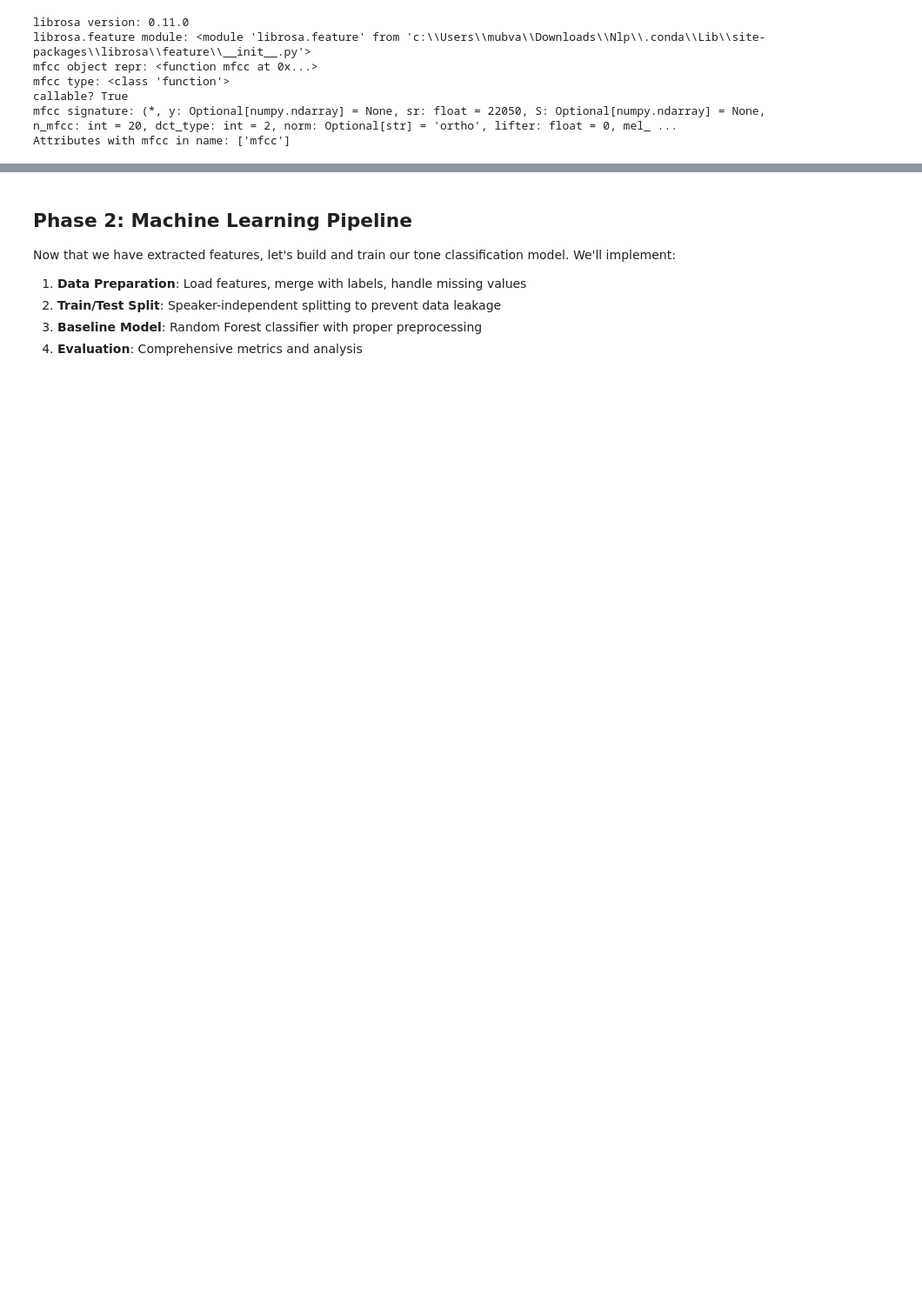
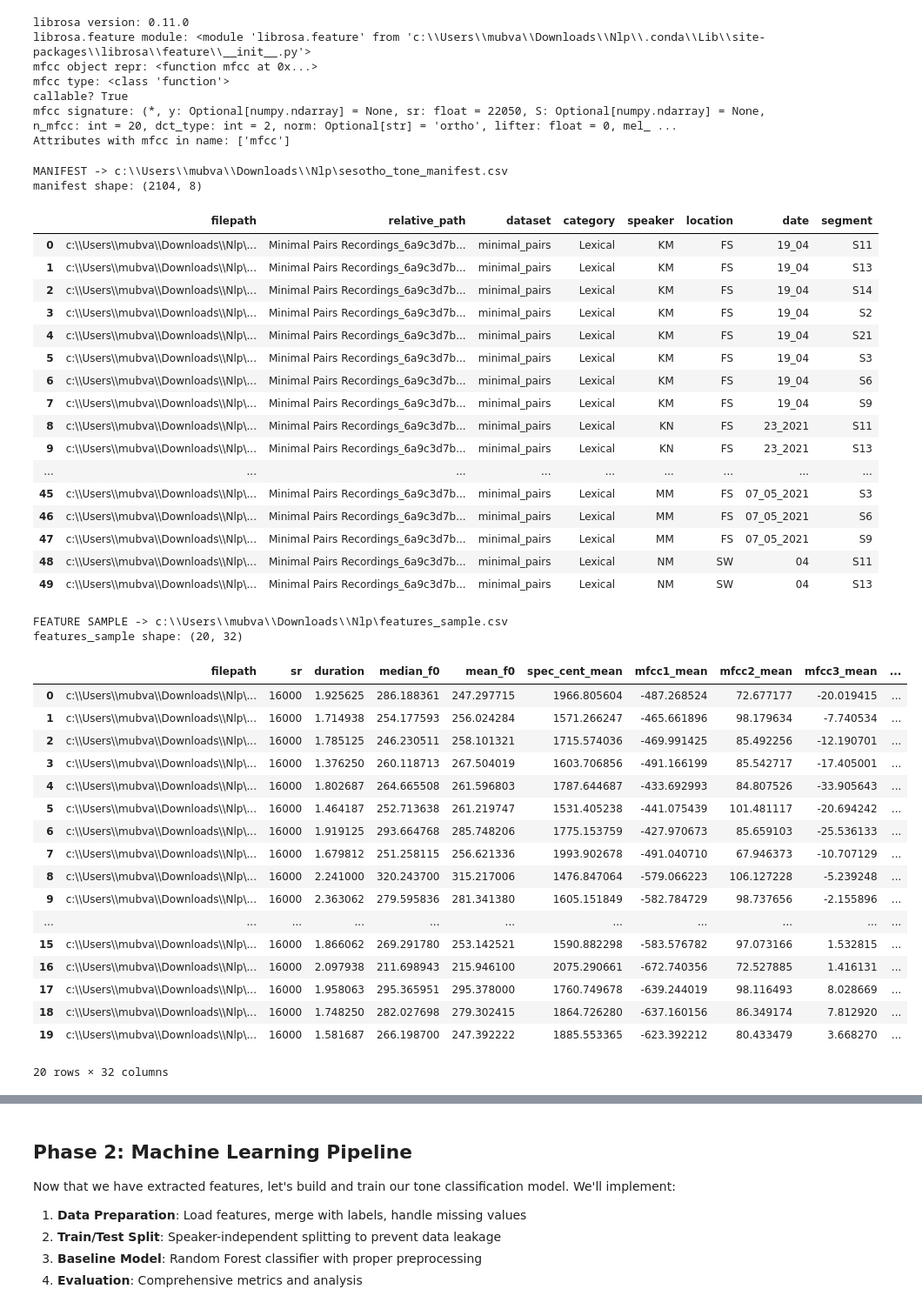
Before and after one commit to KillMonga130/Nlp, a Jupyter notebook: sesotho_tone_extraction_project/sesotho_tone_extraction.ipynb, the cells around one changed output, grey strips where cells are left out. Shown: that part at 87% size. Saved outputs shown, nothing was run; the diff lists cells and outputs as text; code cells hidden in the pictures; blank space fills up the shorter version.

```diff
--- a/sesotho_tone_extraction_project/sesotho_tone_extraction.ipynb
+++ b/sesotho_tone_extraction_project/sesotho_tone_extraction.ipynb
@@ -510,6 +510,7 @@ Saved feature sample to: c:\\Users\\mubva\\Downloads\\Nlp\features_sample.csv (r
 # --- Step 9: Robust smoke-test for feature extraction (first 5 files) ---
 from pathlib import Path
 
+MANIFEST_PATH = os.path.join(PROJECT_ROOT, 'sesotho_tone_manifest.csv')
 TEST_FEATURES_PATH = os.path.join(PROJECT_ROOT, 'features_sample_debug.csv')
 
 def estimate_f0(y, sr):
@@ -549,10 +550,10 @@ for fp in sample_paths:
         y, sr = librosa.load(fp, sr=16000)
         duration = librosa.get_duration(y=y, sr=sr)
         median_f0, mean_f0 = estimate_f0(y, sr)
-        mfcc = librosa.feature.mfcc(y, sr=sr, n_mfcc=13)
+        mfcc = librosa.feature.mfcc(y=y, sr=sr, n_mfcc=13)
         mfcc_mean = np.mean(mfcc, axis=1)
         mfcc_std = np.std(mfcc, axis=1)
-        spec_cent = librosa.feature.spectral_centroid(y, sr=sr)
+        spec_cent = librosa.feature.spectral_centroid(y=y, sr=sr)
         spec_cent_mean = float(np.mean(spec_cent))
 
         row = {
@@ -632,21 +636,68 @@ Attributes with mfcc in name: ['mfcc']
 # %%
 # Quick notebook view: manifest and sample features
 import pandas as pd
+
+# Define paths (in case they're not available from previous cells)
+if 'MANIFEST_PATH' not in globals():
+    MANIFEST_PATH = os.path.join(PROJECT_ROOT, 'sesotho_tone_manifest.csv')
+if 'FEATURES_SAMPLE_PATH' not in globals():
+    FEATURES_SAMPLE_PATH = os.path.join(PROJECT_ROOT, 'features_sample.csv')
+
 print('MANIFEST ->', MANIFEST_PATH)
 try:
     m = pd.read_csv(MANIFEST_PATH)
     print('manifest shape:', m.shape)
     display(m.head(50))
 except Exception as e:
     print('Could not read manifest:', e)
 
 print('\nFEATURE SAMPLE ->', FEATURES_SAMPLE_PATH)
 try:
     f = pd.read_csv(FEATURES_SAMPLE_PATH)
     print('features_sample shape:', f.shape)
     display(f.head(50))
 except Exception as e:
     print('Could not read features sample:', e)
+# %% [output]
+MANIFEST -> c:\\Users\\mubva\\Downloads\\Nlp\sesotho_tone_manifest.csv
+manifest shape: (2104, 8)
+|  | filepath | relative_path | dataset | category | speaker | location | date | segment |
+| 0 | c:\\Users\\mubva\\Downloads\\Nlp\... | Minimal Pairs Recordings_6a9c3d7b... | minimal_pairs | Lexical | KM | FS | 19_04 | S11 |
+| 1 | c:\\Users\\mubva\\Downloads\\Nlp\... | Minimal Pairs Recordings_6a9c3d7b... | minimal_pairs | Lexical | KM | FS | 19_04 | S13 |
+| 2 | c:\\Users\\mubva\\Downloads\\Nlp\... | Minimal Pairs Recordings_6a9c3d7b... | minimal_pairs | Lexical | KM | FS | 19_04 | S14 |
+| 3 | c:\\Users\\mubva\\Downloads\\Nlp\... | Minimal Pairs Recordings_6a9c3d7b... | minimal_pairs | Lexical | KM | FS | 19_04 | S2 |
+| 4 | c:\\Users\\mubva\\Downloads\\Nlp\... | Minimal Pairs Recordings_6a9c3d7b... | minimal_pairs | Lexical | KM | FS | 19_04 | S21 |
+| 5 | c:\\Users\\mubva\\Downloads\\Nlp\... | Minimal Pairs Recordings_6a9c3d7b... | minimal_pairs | Lexical | KM | FS | 19_04 | S3 |
+| 6 | c:\\Users\\mubva\\Downloads\\Nlp\... | Minimal Pairs Recordings_6a9c3d7b... | minimal_pairs | Lexical | KM | FS | 19_04 | S6 |
+| 7 | c:\\Users\\mubva\\Downloads\\Nlp\... | Minimal Pairs Recordings_6a9c3d7b... | minimal_pairs | Lexical | KM | FS | 19_04 | S9 |
+| 8 | c:\\Users\\mubva\\Downloads\\Nlp\... | Minimal Pairs Recordings_6a9c3d7b... | minimal_pairs | Lexical | KN | FS | 23_2021 | S11 |
+| 9 | c:\\Users\\mubva\\Downloads\\Nlp\... | Minimal Pairs Recordings_6a9c3d7b... | minimal_pairs | Lexical | KN | FS | 23_2021 | S13 |
+| ... | ... | ... | ... | ... | ... | ... | ... | ... |
+| 45 | c:\\Users\\mubva\\Downloads\\Nlp\... | Minimal Pairs Recordings_6a9c3d7b... | minimal_pairs | Lexical | MM | FS | 07_05_2021 | S3 |
+| 46 | c:\\Users\\mubva\\Downloads\\Nlp\... | Minimal Pairs Recordings_6a9c3d7b... | minimal_pairs | Lexical | MM | FS | 07_05_2021 | S6 |
+| 47 | c:\\Users\\mubva\\Downloads\\Nlp\... | Minimal Pairs Recordings_6a9c3d7b... | minimal_pairs | Lexical | MM | FS | 07_05_2021 | S9 |
+| 48 | c:\\Users\\mubva\\Downloads\\Nlp\... | Minimal Pairs Recordings_6a9c3d7b... | minimal_pairs | Lexical | NM | SW | 04 | S11 |
+| 49 | c:\\Users\\mubva\\Downloads\\Nlp\... | Minimal Pairs Recordings_6a9c3d7b... | minimal_pairs | Lexical | NM | SW | 04 | S13 |
+FEATURE SAMPLE -> c:\\Users\\mubva\\Downloads\\Nlp\features_sample.csv
+features_sample shape: (20, 32)
+|  | filepath | sr | duration | median_f0 | mean_f0 | spec_cent_mean | mfcc1_mean | mfcc2_mean | mfcc3_mean | ... |
+| 0 | c:\\Users\\mubva\\Downloads\\Nlp\... | 16000 | 1.925625 | 286.188361 | 247.297715 | 1966.805604 | -487.268524 | 72.677177 | -20.019415 | ... |
+| 1 | c:\\Users\\mubva\\Downloads\\Nlp\... | 16000 | 1.714938 | 254.177593 | 256.024284 | 1571.266247 | -465.661896 | 98.179634 | -7.740534 | ... |
+| 2 | c:\\Users\\mubva\\Downloads\\Nlp\... | 16000 | 1.785125 | 246.230511 | 258.101321 | 1715.574036 | -469.991425 | 85.492256 | -12.190701 | ... |
+| 3 | c:\\Users\\mubva\\Downloads\\Nlp\... | 16000 | 1.376250 | 260.118713 | 267.504019 | 1603.706856 | -491.166199 | 85.542717 | -17.405001 | ... |
+| 4 | c:\\Users\\mubva\\Downloads\\Nlp\... | 16000 | 1.802687 | 264.665508 | 261.596803 | 1787.644687 | -433.692993 | 84.807526 | -33.905643 | ... |
+| 5 | c:\\Users\\mubva\\Downloads\\Nlp\... | 16000 | 1.464187 | 252.713638 | 261.219747 | 1531.405238 | -441.075439 | 101.481117 | -20.694242 | ... |
+| 6 | c:\\Users\\mubva\\Downloads\\Nlp\... | 16000 | 1.919125 | 293.664768 | 285.748206 | 1775.153759 | -427.970673 | 85.659103 | -25.536133 | ... |
+| 7 | c:\\Users\\mubva\\Downloads\\Nlp\... | 16000 | 1.679812 | 251.258115 | 256.621336 | 1993.902678 | -491.040710 | 67.946373 | -10.707129 | ... |
+| 8 | c:\\Users\\mubva\\Downloads\\Nlp\... | 16000 | 2.241000 | 320.243700 | 315.217006 | 1476.847064 | -579.066223 | 106.127228 | -5.239248 | ... |
+| 9 | c:\\Users\\mubva\\Downloads\\Nlp\... | 16000 | 2.363062 | 279.595836 | 281.341380 | 1605.151849 | -582.784729 | 98.737656 | -2.155896 | ... |
+| ... | ... | ... | ... | ... | ... | ... | ... | ... | ... | ... |
+| 15 | c:\\Users\\mubva\\Downloads\\Nlp\... | 16000 | 1.866062 | 269.291780 | 253.142521 | 1590.882298 | -583.576782 | 97.073166 | 1.532815 | ... |
+| 16 | c:\\Users\\mubva\\Downloads\\Nlp\... | 16000 | 2.097938 | 211.698943 | 215.946100 | 2075.290661 | -672.740356 | 72.527885 | 1.416131 | ... |
+| 17 | c:\\Users\\mubva\\Downloads\\Nlp\... | 16000 | 1.958063 | 295.365951 | 295.378000 | 1760.749678 | -639.244019 | 98.116493 | 8.028669 | ... |
+| 18 | c:\\Users\\mubva\\Downloads\\Nlp\... | 16000 | 1.748250 | 282.027698 | 279.302415 | 1864.726280 | -637.160156 | 86.349174 | 7.812920 | ... |
+| 19 | c:\\Users\\mubva\\Downloads\\Nlp\... | 16000 | 1.581687 | 266.198700 | 247.392222 | 1885.553365 | -623.392212 | 80.433479 | 3.668270 | ... |
+20 rows × 32 columns
 # %%
 # Full feature-extraction runner (batched, thread-based).
 # Usage: adjust BATCH_SIZE and N_WORKERS as needed, then run this cell.
```
Also changed, not shown: parts of 6 cells of this notebook, 15 other files.
